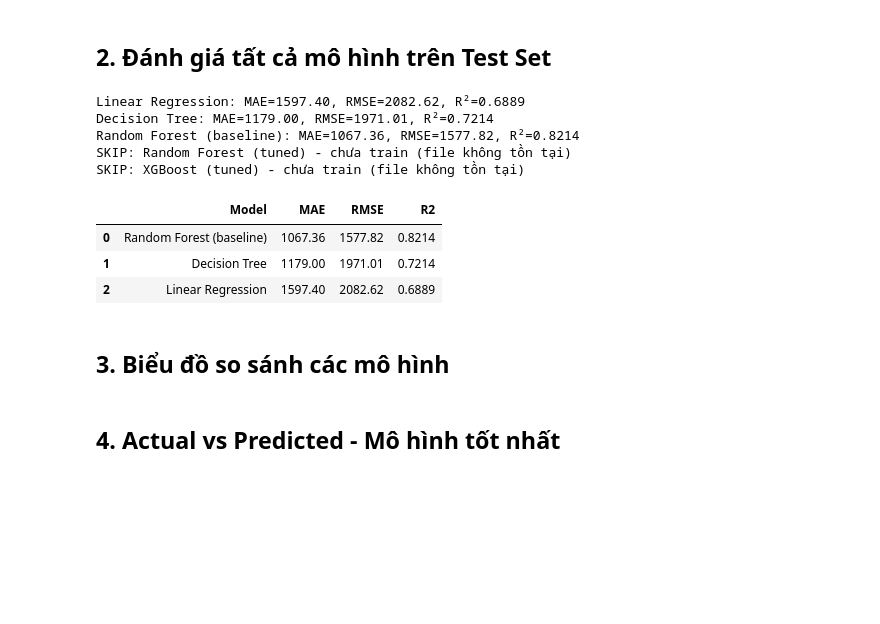
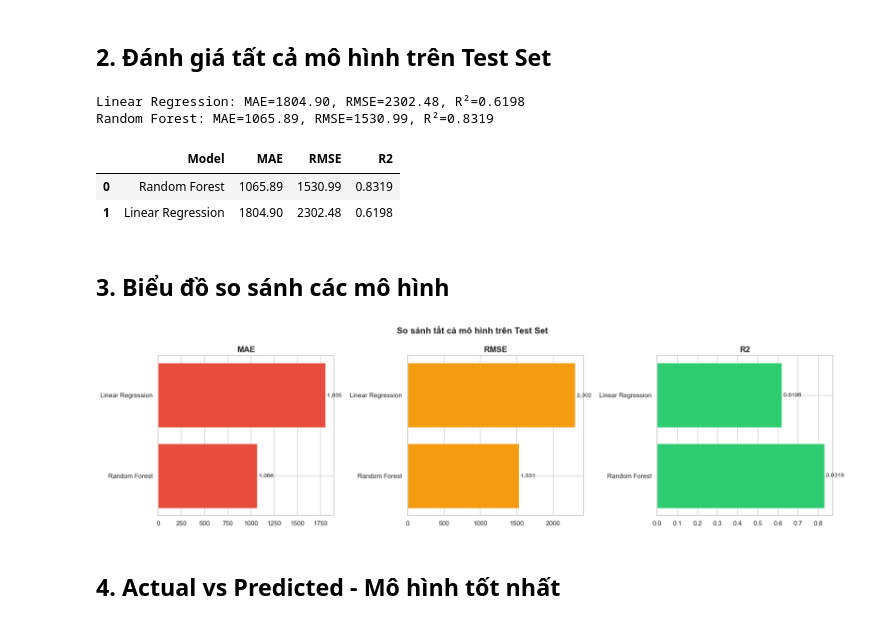
Before and after one commit to MinhMan9/DataMining-FlightPricePrediction, a Jupyter notebook: notebooks/04_final_evaluation_visualization.ipynb, the cells around one changed output. Cells and saved outputs as stored; diff of their text form; code cells hidden in the pictures; blank space fills up the shorter version.

```diff
--- a/notebooks/04_final_evaluation_visualization.ipynb
+++ b/notebooks/04_final_evaluation_visualization.ipynb
@@ -53,46 +53,41 @@ Test set: 2093 samples, 31 features
 # Load tất cả models đã lưu
 model_paths = {
     "Linear Regression": MODELS_DIR / "baseline" / "linear_regression.joblib",
-    "Random Forest (baseline)": MODELS_DIR / "baseline" / "random_forest.joblib",
-    "Random Forest (tuned)": MODELS_DIR / "tuned" / "random_forest_tuned.joblib",
+    "Random Forest": MODELS_DIR / "baseline" / "random_forest.joblib",
 }
 
 # Đánh giá từng model
 results = []
 predictions = {}
 
 for name, path in model_paths.items():
     if not path.exists():
         print(f"SKIP: {name} - chưa train (file không tồn tại)")
         continue
     model = load_model(path)
     y_pred = model.predict(X_test)
 
     mae = mean_absolute_error(y_test, y_pred)
     rmse = mean_squared_error(y_test, y_pred) ** 0.5
     r2 = r2_score(y_test, y_pred)
 
     results.append({
         "Model": name,
         "MAE": round(mae, 2),
         "RMSE": round(rmse, 2),
         "R2": round(r2, 4),
     })
     predictions[name] = y_pred
     print(f"{name}: MAE={mae:.2f}, RMSE={rmse:.2f}, R²={r2:.4f}")
 
 results_df = pd.DataFrame(results).sort_values("R2", ascending=False).reset_index(drop=True)
 display(results_df)
 # %% [output]
-Linear Regression: MAE=1597.40, RMSE=2082.62, R²=0.6889
-Decision Tree: MAE=1179.00, RMSE=1971.01, R²=0.7214
-Random Forest (baseline): MAE=1067.36, RMSE=1577.82, R²=0.8214
-SKIP: Random Forest (tuned) - chưa train (file không tồn tại)
-SKIP: XGBoost (tuned) - chưa train (file không tồn tại)
+Linear Regression: MAE=1804.90, RMSE=2302.48, R²=0.6198
+Random Forest: MAE=1065.89, RMSE=1530.99, R²=0.8319
 |  | Model | MAE | RMSE | R2 |
-| 0 | Random Forest (baseline) | 1067.36 | 1577.82 | 0.8214 |
-| 1 | Decision Tree | 1179.00 | 1971.01 | 0.7214 |
-| 2 | Linear Regression | 1597.40 | 2082.62 | 0.6889 |
+| 0 | Random Forest | 1065.89 | 1530.99 | 0.8319 |
+| 1 | Linear Regression | 1804.90 | 2302.48 | 0.6198 |
 # %% [markdown]
 <!-- @format -->
 
@@ -119,6 +114,8 @@ plt.tight_layout()
 ensure_dir(FIGURES_DIR)
 plt.savefig(FIGURES_DIR / "model_comparison.png", dpi=150, bbox_inches="tight")
 plt.show()
+# %% [output]
+[figure, added]
 # %% [markdown]
 <!-- @format -->
 
```
Also changed, not shown: parts of 7 cells of this notebook, 19 other files.
